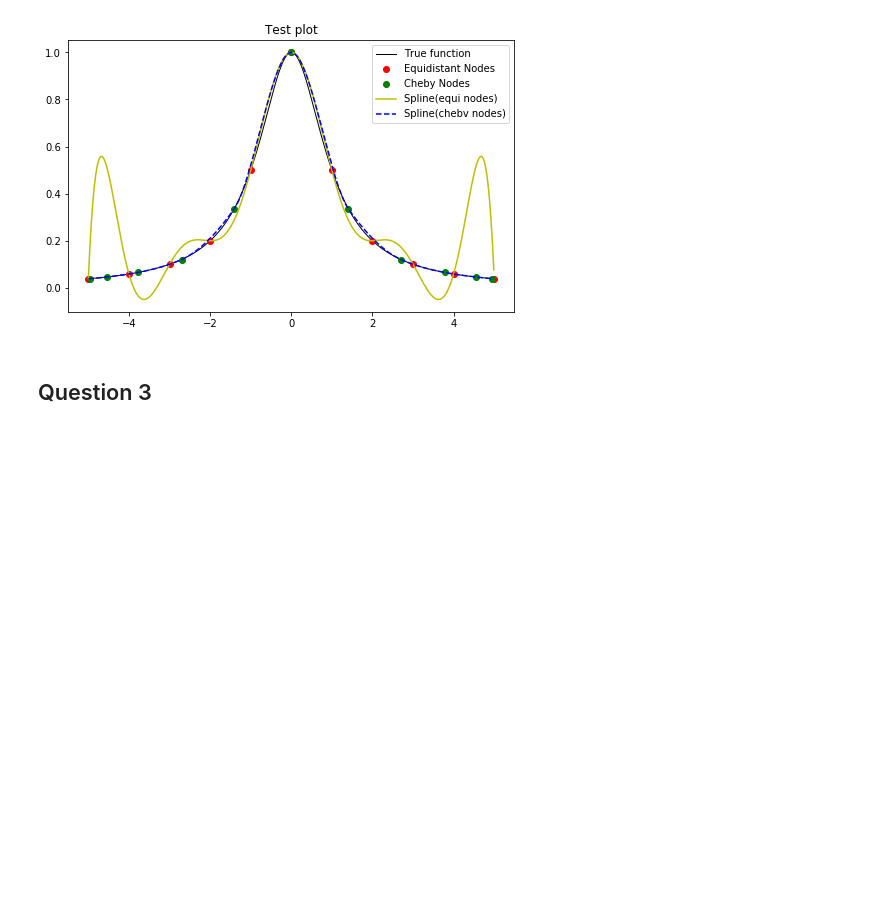
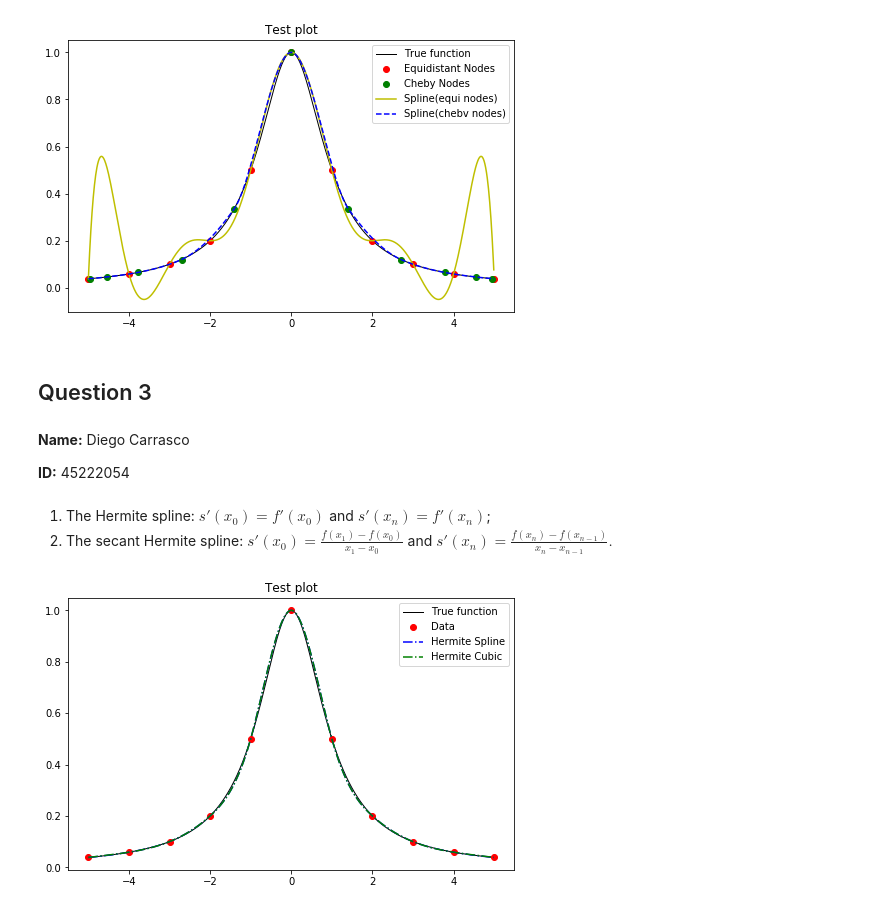
Before and after one commit to alfurka/ECON8080, a Jupyter notebook: Quiz3.ipynb, the cells around one changed output. Cells and saved outputs as stored; diff of their text form; code cells hidden in the pictures; blank space fills up the shorter version.

```diff
--- a/Quiz3.ipynb
+++ b/Quiz3.ipynb
@@ -256,3 +256,52 @@ plt.show()
 [figure]
 # %% [markdown]
 ## Question 3
+# %% [markdown]
+**Name:** Diego Carrasco
+
+**ID:** 45222054
+# %%
+testf = lambda x: 1.0/(1.0+x**2)
+
+testf_der = lambda x: -(2*x)/((1.0+x**2)**2)
+testfv = np.vectorize(testf)
+testf_derv = np.vectorize(testf_der)
+
+xlb = -5.0
+xub = 5.0
+
+x_grid = np.arange(xlb, xub, step = 0.01)
+fx_grid = testfv(x_grid)
+
+step_data = (xub-xlb)/10
+x_data = np.array([xlb+i*step_data for i in range(11)])
+fx_data = testfv(x_data)
+# %% [markdown]
+1. The Hermite spline: $s'(x_0)=f'(x_0)$ and $s'(x_n)=f'(x_n)$;
+2. The secant Hermite spline: $s'(x_0)=\frac{f(x_1)-f(x_0)}{x_1-x_0}$ and $s'(x_n)=\frac{f(x_n)-f(x_{n-1})}{x_n-x_{n-1}}.$
+# %%
+dfx_data=testf_der(x_data)
+
+
+int_hermite=interpolate.CubicSpline(x_data,fx_data,bc_type=((1,dfx_data[0]),(1,dfx_data[-1])))
+fx_int_hermite=int_hermite(x_grid)
+
+d0=(fx_data[1]-fx_data[0])/(x_data[1]-x_data[0])
+dn=(fx_data[-1]-fx_data[-2])/(x_data[-1]-x_data[-2])
+
+
+int_hermite_cub=interpolate.CubicSpline(x_data,fx_data,bc_type=((1,d0),(1,dn)))
+fx_int_hermite_cub=int_hermite_cub(x_grid)
+# %%
+fig3, ax3 = plt.subplots(figsize=(8,5))
+
+line1, = ax3.plot(x_grid, fx_grid, 'k-', linewidth=1, label='True function')
+line2, = ax3.plot(x_data, fx_data, 'ro', linewidth=1, label='Data')
+line3, = ax3.plot(x_grid, fx_int_hermite, 'b-.', label='Hermite Spline')
+line4, = ax3.plot(x_grid, fx_int_hermite_cub, 'g-.', label='Hermite Cubic')
+ax3.legend(loc='upper right')
+ax3.set_title('Test plot')
+
+plt.show()
+# %% [output]
+[figure, added]
```
Also changed, not shown: parts of 1 cell of this notebook.
